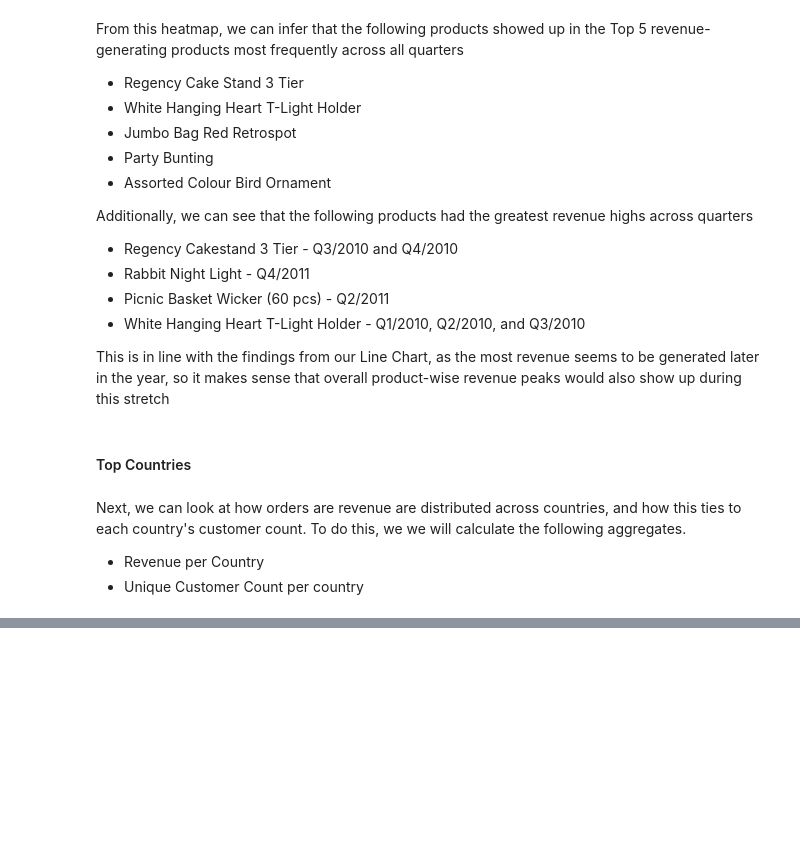
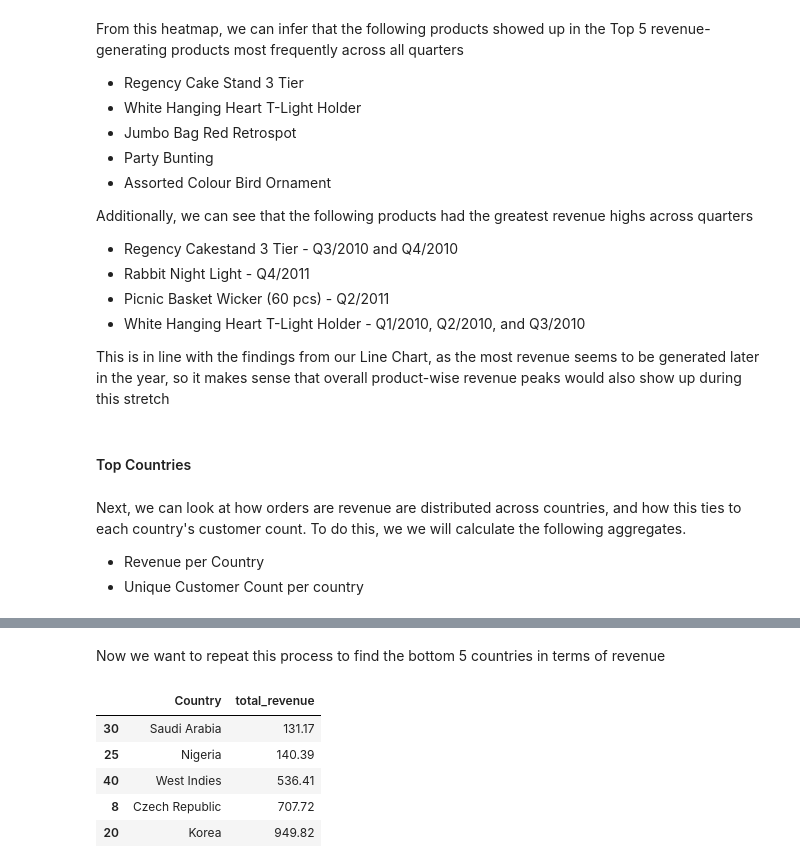
Before and after one commit to ahimranVT/retail-analytics-platform, a Jupyter notebook: notebooks/explore_transactions.ipynb, the cells around one changed output, grey strips where cells are left out. Cells and saved outputs as stored; diff of their text form; code cells hidden in the pictures; blank space fills up the shorter version.

```diff
--- a/notebooks/explore_transactions.ipynb
+++ b/notebooks/explore_transactions.ipynb
@@ -280,0 +340,14 @@ top_performing_countries.head()
+# %% [markdown]
+Now we want to repeat this process to find the bottom 5 countries in terms of revenue
+# %%
+# Find the bottom 5 countries in terms of total revenue
+bottom_5_countries = countries_by_rev.sort_values(by=['total_revenue'], ascending=True)[:5]
+
+bottom_5_countries.head()
+# %% [output]
+|  | Country | total_revenue |
+| 30 | Saudi Arabia | 131.17 |
+| 25 | Nigeria | 140.39 |
+| 40 | West Indies | 536.41 |
+| 8 | Czech Republic | 707.72 |
+| 20 | Korea | 949.82 |
```
Also changed, not shown: parts of 9 cells of this notebook.
